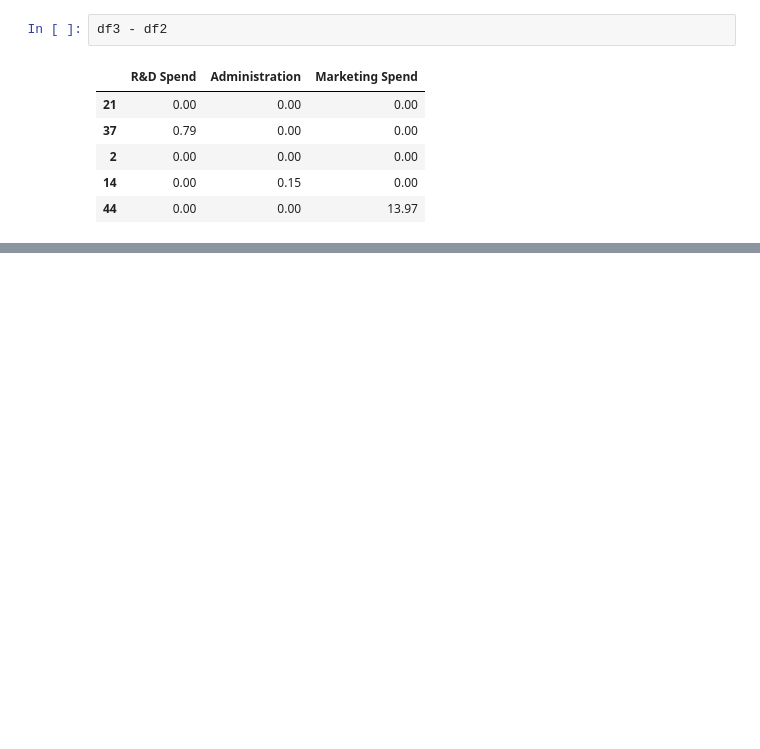
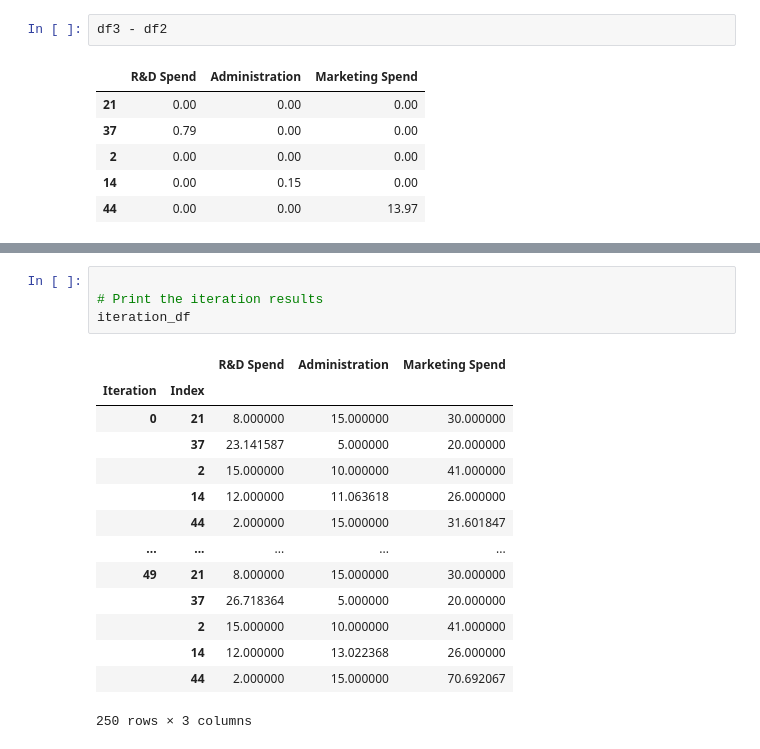
Before and after one commit to Jamal811/Machine-Learning, a Jupyter notebook: Feature Engineering/Handling Missing Data/Iterative Imputer/step-by-step.ipynb, the cells around one changed output, grey strips where cells are left out. Cells and saved outputs as stored; diff of their text form; blank space fills up the shorter version.

```diff
--- a/Feature Engineering/Handling Missing Data/Iterative Imputer/step-by-step.ipynb
+++ b/Feature Engineering/Handling Missing Data/Iterative Imputer/step-by-step.ipynb
@@ -367,0 +435,19 @@ df3 - df2
+# %%
+
+# Print the iteration results
+iteration_df
+# %% [output]
+|  |  | R&D Spend | Administration | Marketing Spend |
+| Iteration | Index |  |  |  |
+| 0 | 21 | 8.000000 | 15.000000 | 30.000000 |
+|  | 37 | 23.141587 | 5.000000 | 20.000000 |
+|  | 2 | 15.000000 | 10.000000 | 41.000000 |
+|  | 14 | 12.000000 | 11.063618 | 26.000000 |
+|  | 44 | 2.000000 | 15.000000 | 31.601847 |
+| ... | ... | ... | ... | ... |
+| 49 | 21 | 8.000000 | 15.000000 | 30.000000 |
+|  | 37 | 26.718364 | 5.000000 | 20.000000 |
+|  | 2 | 15.000000 | 10.000000 | 41.000000 |
+|  | 14 | 12.000000 | 13.022368 | 26.000000 |
+|  | 44 | 2.000000 | 15.000000 | 70.692067 |
+250 rows × 3 columns
```
Also changed, not shown: parts of 2 cells of this notebook.
